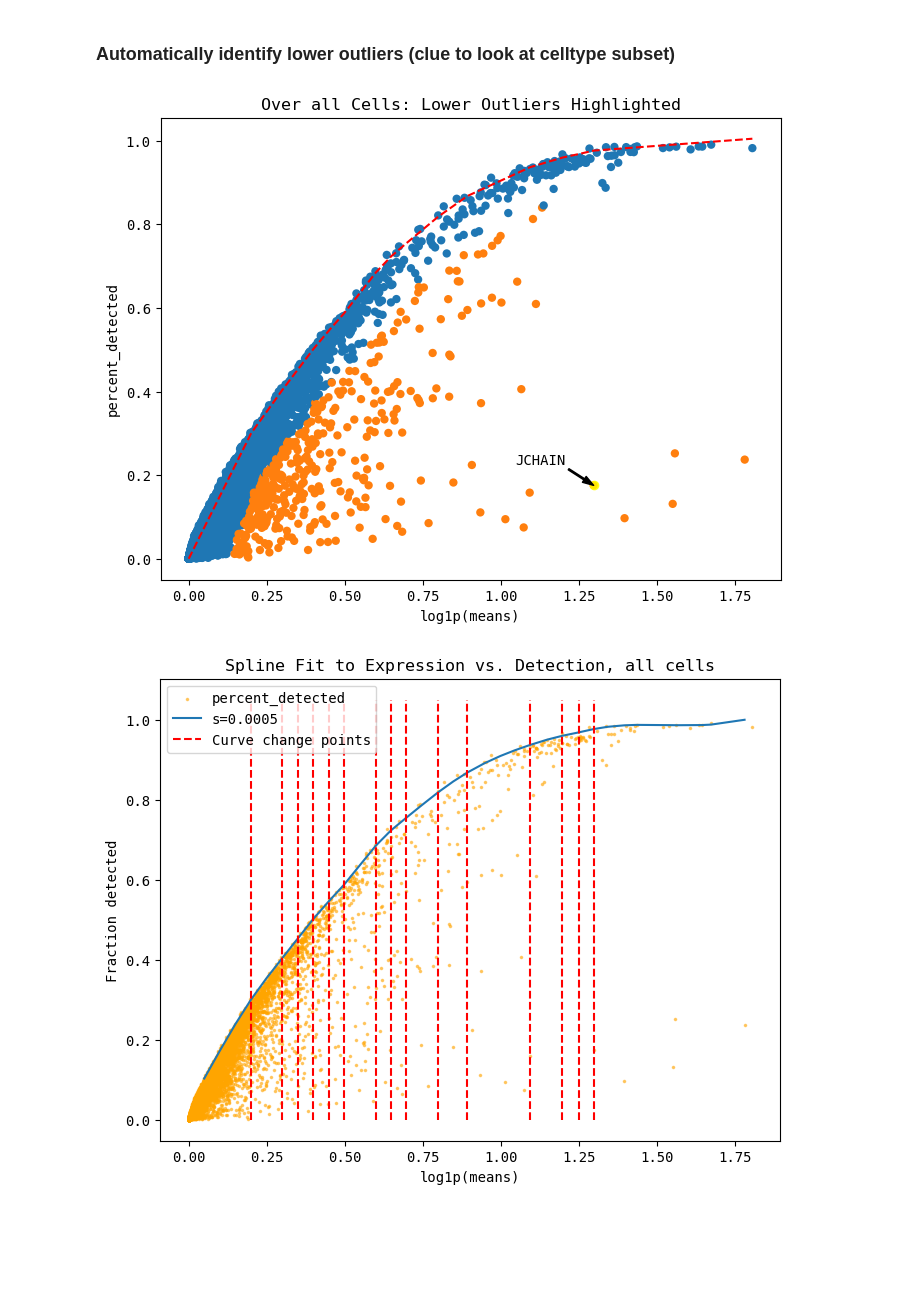
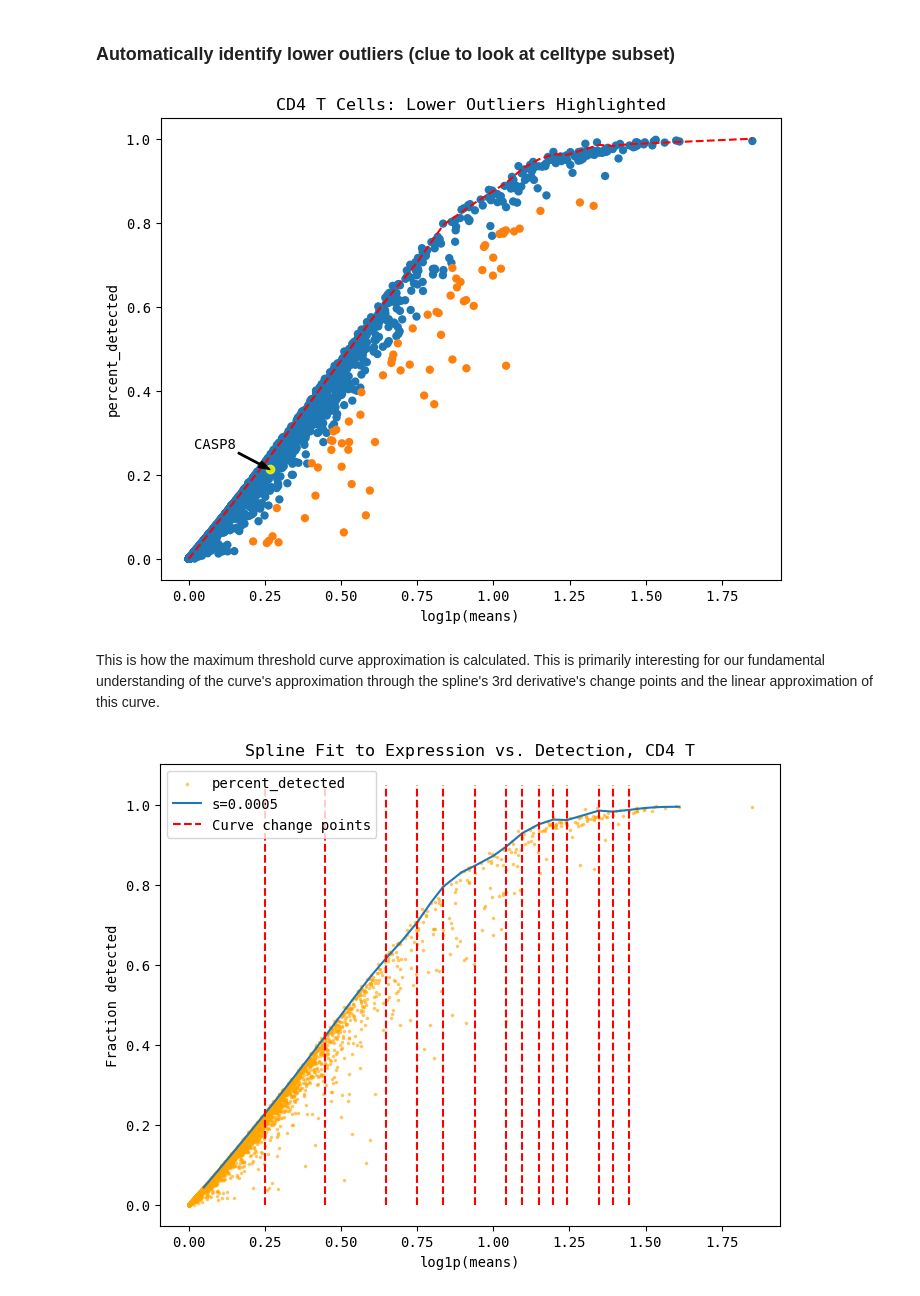
Before and after one commit to chickaroo/genereporter, a Jupyter notebook: src/cell_pipeline.ipynb, the cells around one changed output. Cells and saved outputs as stored; diff of their text form; code cells hidden in the pictures; blank space fills up the shorter version.

Commit message:
fixed data + clean notebooks

```diff
--- a/src/cell_pipeline.ipynb
+++ b/src/cell_pipeline.ipynb
@@ -8,7 +15,9 @@ from importlib import reload
 import genereporter.cell_pipeline as cp
 reload(cp)
 
-cp = cp.CellPipeline("/lustre/groups/ml01/workspace/samantha.bening/Bachelor/", "data2/veo_ibd_all_samples.h5ad")
+cp = cp.CellPipeline("/lustre/groups/ml01/workspace/samantha.bening/Bachelor/", "data2/veo_ibd_balanced.h5ad")
 
-adata = cp.get_adata()
-adata
+# set your gene of interest
+GOI = "CASP8"
+# set your cell type of interest
+cell_type = 'CD4 T'
@@ -23,7 +26,7 @@ AnnData object with n_obs × n_vars = 350912 × 28162
 # %%
 # print cell type names here; easier to select
 print(f"Coarse cell types: ")
-for cell_type in adata.obs['celltype_l2'].unique():
+for cell_type in cp.adata.obs['celltype_l2'].unique():
     print(f"\t{str(cell_type)}")
 # %% [output]
 Coarse cell types:
@@ -46,10 +52,3 @@ Coarse cell types:
-# %%
-# set your gene of interest
-GOI = "JCHAIN"
-
-# set your cell type of interest
-# This can be changed later as well
-cell_type = 'Plasma'
 # %%
 # UMAP of coarse cell types
 cp.plot_umap(color="celltype_l2")
@@ -132,11 +114,13 @@ cp.expression_vs_detection(GOI)
 # %% [markdown]
 ### Automatically identify lower outliers (clue to look at celltype subset)
 # %%
-cp.plot_outliers(GOI, outlier_threshold=0.1)
+cp.plot_outliers(GOI, outlier_threshold=0.1, cell_type=cell_type)
 # Can add "cell_type=cell_type" to plot only the cell type of interest
 # %% [output]
-[figure, old version]
+[figure, new version]
+# %% [markdown]
+This is how the maximum threshold curve approximation is calculated. This is primarily interesting for our fundamental understanding of the curve's approximation through the spline's 3rd derivative's change points and the linear approximation of this curve.
 # %%
-cp.fit_spline(plot=True)
+cp.fit_spline(plot=True, cell_type=cell_type)
 # %% [output]
-[figure, old version]
+[figure, new version]
```
Also changed, not shown: parts of 24 cells of this notebook, 8 other files.
